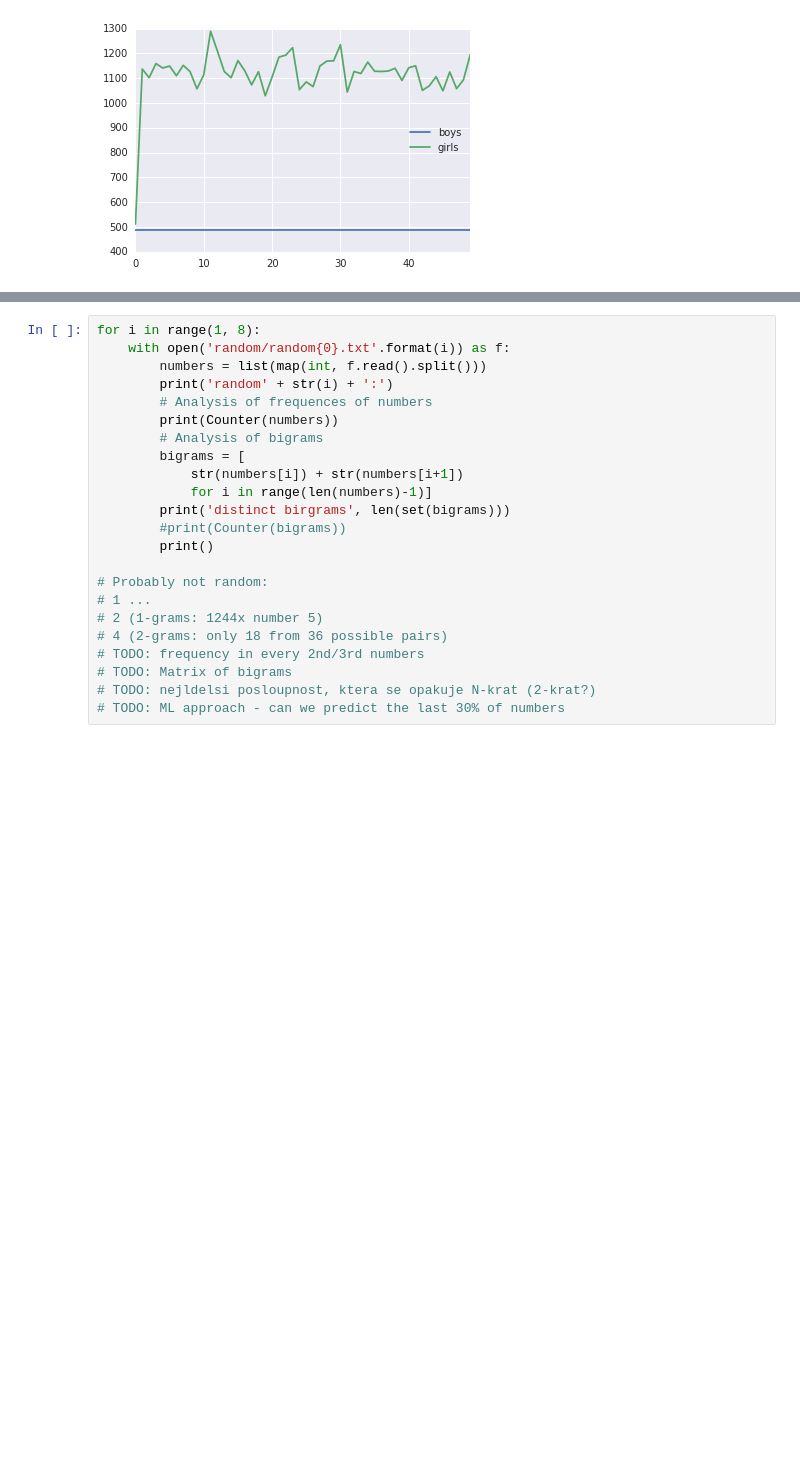
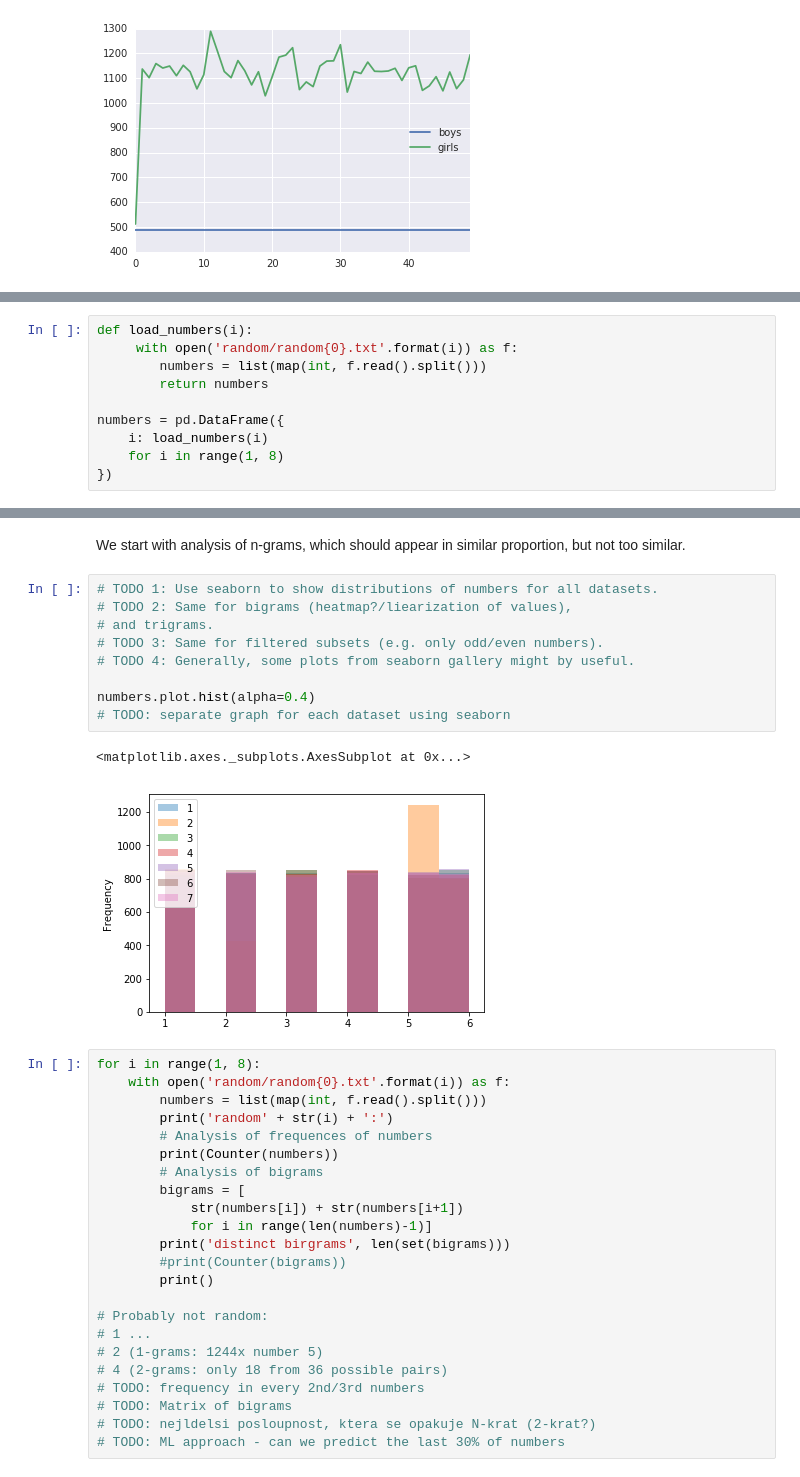
Before and after one commit to effa/iv122, a Jupyter notebook: 09-probability.ipynb, the cells around one changed output, grey strips where cells are left out. Drawn from its saved outputs; the diff is of its cells as text; blank space fills up the shorter version.

Commit message:
Week 9: Random numbers

```diff
--- a/09-probability.ipynb
+++ b/09-probability.ipynb
@@ -138,0 +138,10 @@ TODO:
+# %%
+def load_numbers(i):
+     with open('random/random{0}.txt'.format(i)) as f:
+        numbers = list(map(int, f.read().split()))
+        return numbers
+
+numbers = pd.DataFrame({
+    i: load_numbers(i)
+    for i in range(1, 8)
+})
@@ -139,3 +157,17 @@ TODO:
+# %% [markdown]
+We start with analysis of n-grams, which should appear in similar proportion, but not too similar.
+# %%
+# TODO 1: Use seaborn to show distributions of numbers for all datasets.
+# TODO 2: Same for bigrams (heatmap?/liearization of values),
+# and trigrams.
+# TODO 3: Same for filtered subsets (e.g. only odd/even numbers).
+# TODO 4: Generally, some plots from seaborn gallery might by useful.
+
+numbers.plot.hist(alpha=0.4)
+# TODO: separate graph for each dataset using seaborn
+# %% [output]
+<matplotlib.axes._subplots.AxesSubplot at 0x...>
+[figure, added]
 # %%
 for i in range(1, 8):
     with open('random/random{0}.txt'.format(i)) as f:
```
Also changed, not shown: parts of 2 cells of this notebook.
